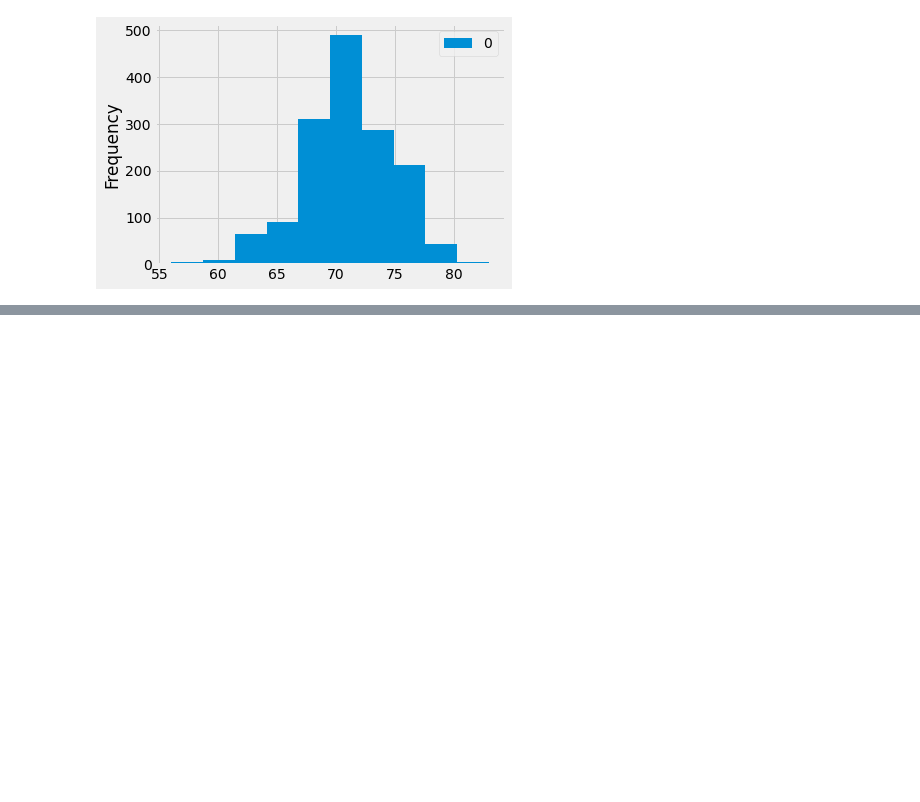
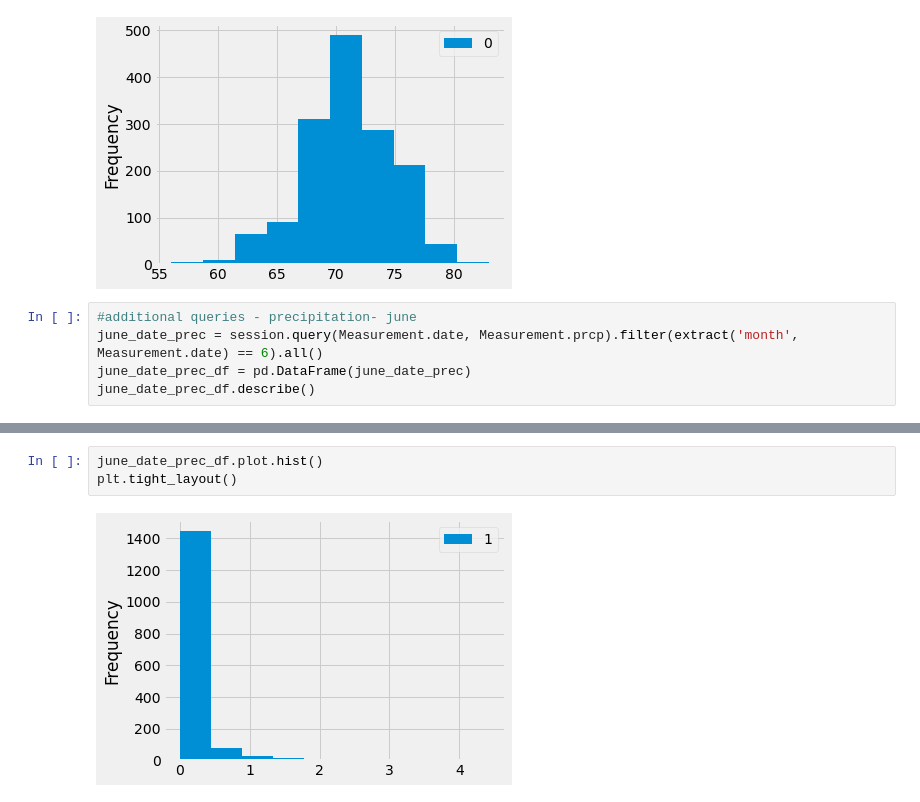
Before and after one commit to eunjais/surfs_up, a Jupyter notebook: SurfsUp_Challenge.ipynb, the cells around one changed output, grey strips where cells are left out. Cells and saved outputs as stored; diff of their text form; blank space fills up the shorter version.

Commit message:
additional queries

```diff
--- a/SurfsUp_Challenge.ipynb
+++ b/SurfsUp_Challenge.ipynb
@@ -134,3 +134,8 @@ dec_temp_df.plot.hist()
 plt.tight_layout()
 # %% [output]
 [figure]
+# %%
+#additional queries - precipitation- june
+june_date_prec = session.query(Measurement.date, Measurement.prcp).filter(extract('month', Measurement.date) == 6).all()
+june_date_prec_df = pd.DataFrame(june_date_prec)
+june_date_prec_df.describe()
@@ -136,0 +167,5 @@ plt.tight_layout()
+# %%
+june_date_prec_df.plot.hist()
+plt.tight_layout()
+# %% [output]
+[figure, added]
```
Also changed, not shown: parts of 3 cells of this notebook, 2 other files.
